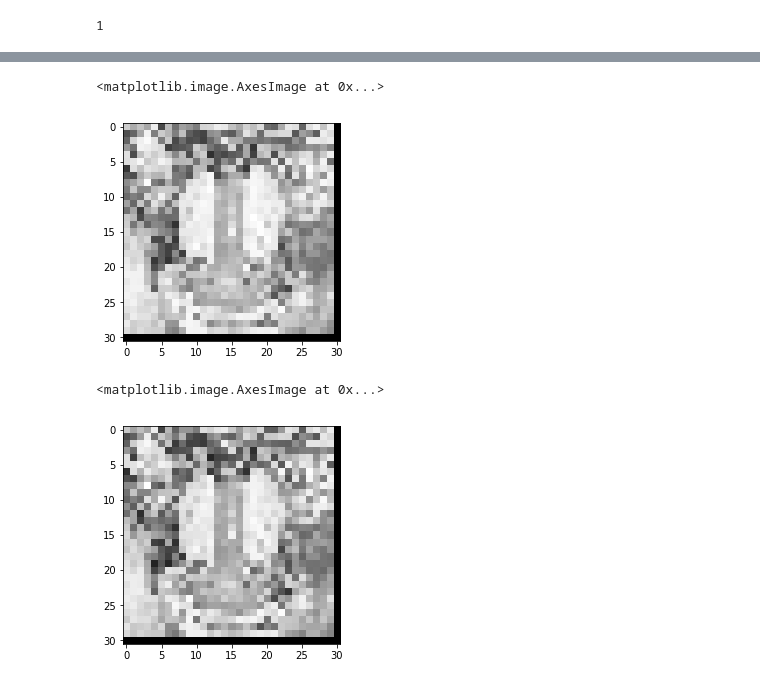
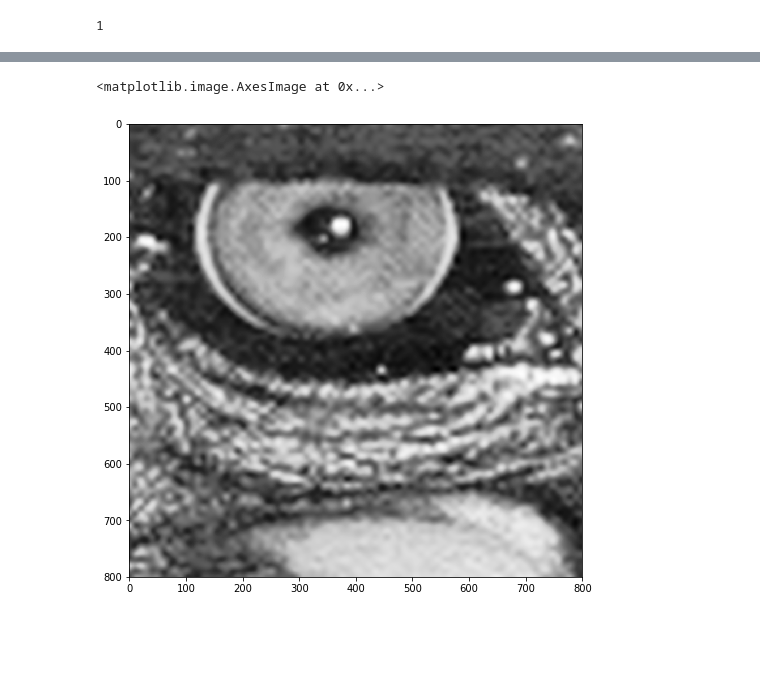
Before and after one commit to mszpyrka/MOWNIT-2018, a Jupyter notebook: zadanie5/lab5.ipynb, the cells around one changed output, grey strips where cells are left out. Drawn from its saved outputs; the diff is of its cells as text; code cells hidden in the pictures; blank space fills up the shorter version.

Commit message:
Added examples of image processing with interpolation

```diff
--- a/zadanie5/lab5.ipynb
+++ b/zadanie5/lab5.ipynb
@@ -134,0 +129,14 @@ plt.imshow(im, cmap="Greys_r")
+# %%
+source_im = Image.open("./baboon.png")
+im = np.array(source_im)
+xstart = 140
+xend = 220
+ystart = 40
+yend = 120
+im = im[ystart:yend, xstart:xend]
+width = xend - xstart
+height = yend - ystart
+# %%
+dpi = 96.
+plt.figure(figsize=(width / dpi, height / dpi))
+plt.imshow(im, cmap="Greys_r")
@@ -135,12 +146,8 @@ plt.imshow(im, cmap="Greys_r")
 # %%
-im2 = zoom(im, 0.06, order=1)
+factor = 10
+im2 = zoom(im, factor, order=3)
+plt.figure(figsize=((width / dpi) * factor, (height / dpi) * factor))
 plt.imshow(im2, cmap="Greys_r")
 # %% [output]
 <matplotlib.image.AxesImage at 0x...>
-[figure, old version]
+[figure, new version]
-# %%
-im2 = zoom(im, 0.06, order=3)
-plt.imshow(im2, cmap="Greys_r")
-# %% [output]
-<matplotlib.image.AxesImage at 0x...>
-[figure, removed]
```
Also changed, not shown: parts of 7 cells of this notebook.
